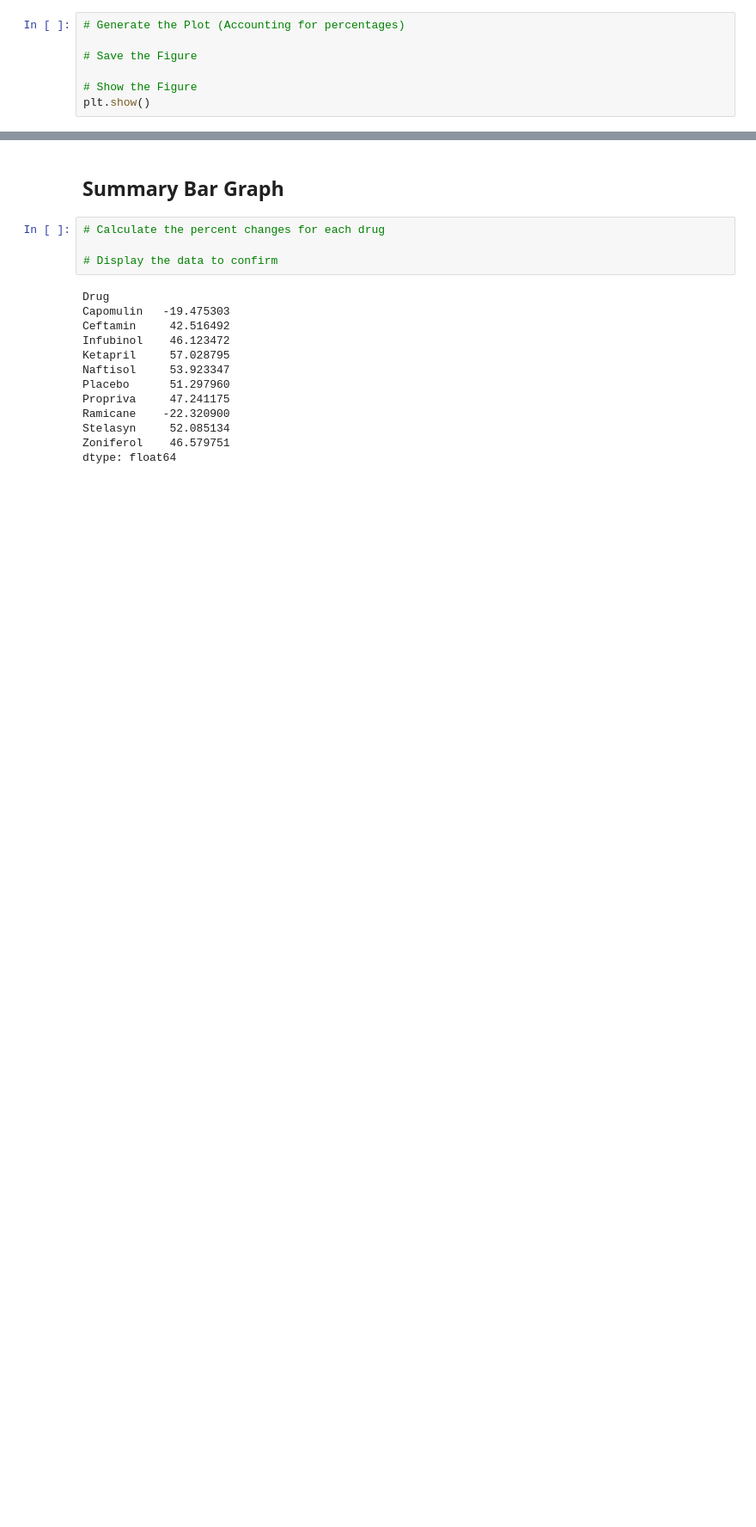
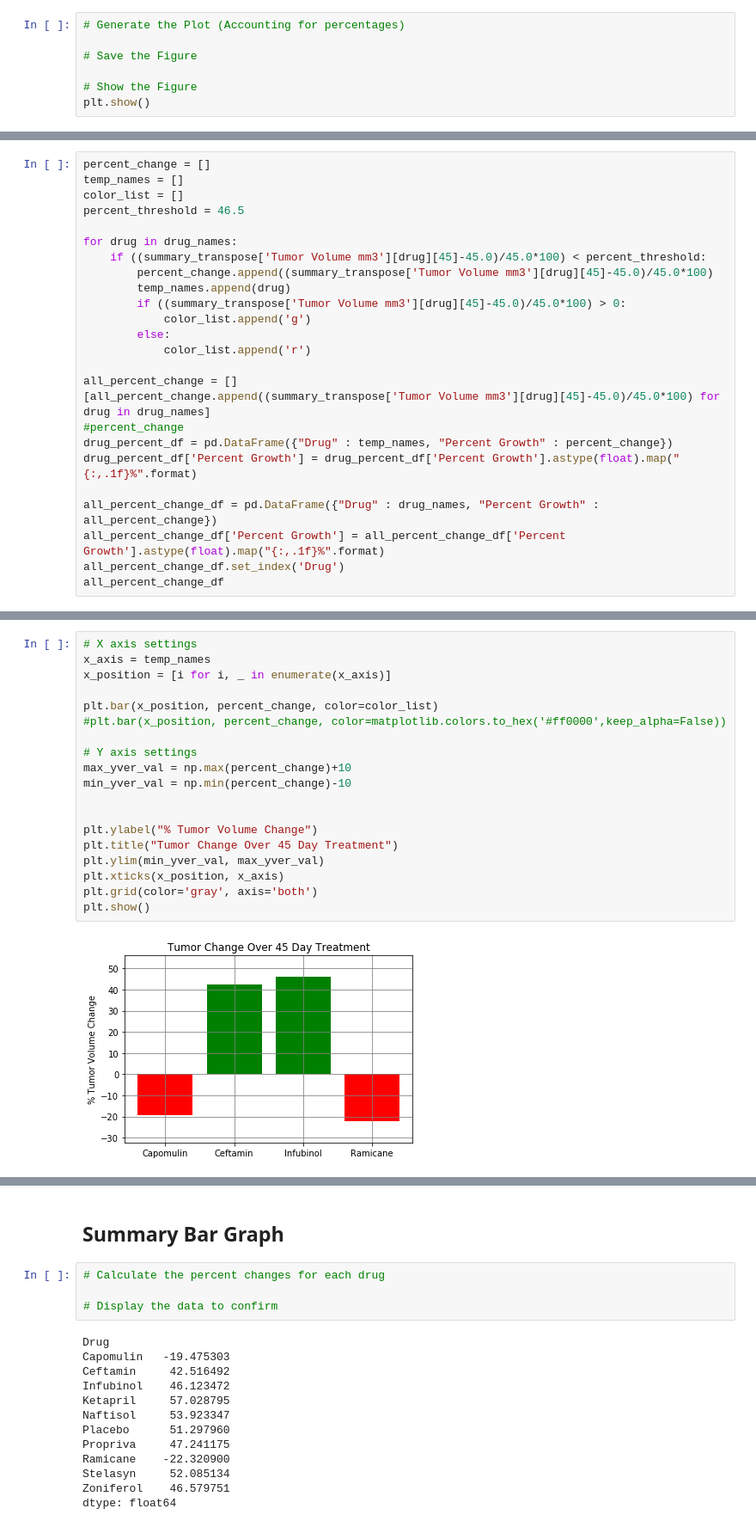
Before and after one commit to rockhound03/matplotlib-challenge, a Jupyter notebook: Pymaceuticals/pymaceuticals_starter.ipynb, the cells around one changed output, grey strips where cells are left out. Shown at 86% size. Saved outputs shown, nothing was run; the diff lists cells and outputs as text; blank space fills up the shorter version.

```diff
--- a/Pymaceuticals/pymaceuticals_starter.ipynb
+++ b/Pymaceuticals/pymaceuticals_starter.ipynb
@@ -432,0 +359,25 @@ KeyError: 'None of [None] are in the columns'
+# %%
+percent_change = []
+temp_names = []
+color_list = []
+percent_threshold = 46.5
+
+for drug in drug_names:
+    if ((summary_transpose['Tumor Volume mm3'][drug][45]-45.0)/45.0*100) < percent_threshold:
+        percent_change.append((summary_transpose['Tumor Volume mm3'][drug][45]-45.0)/45.0*100)
+        temp_names.append(drug)
+        if ((summary_transpose['Tumor Volume mm3'][drug][45]-45.0)/45.0*100) > 0:
+            color_list.append('g')
+        else:
+            color_list.append('r')
+
+all_percent_change = []
+[all_percent_change.append((summary_transpose['Tumor Volume mm3'][drug][45]-45.0)/45.0*100) for drug in drug_names]
+#percent_change
+drug_percent_df = pd.DataFrame({"Drug" : temp_names, "Percent Growth" : percent_change})
+drug_percent_df['Percent Growth'] = drug_percent_df['Percent Growth'].astype(float).map("{:,.1f}%".format)
+
+all_percent_change_df = pd.DataFrame({"Drug" : drug_names, "Percent Growth" : all_percent_change})
+all_percent_change_df['Percent Growth'] = all_percent_change_df['Percent Growth'].astype(float).map("{:,.1f}%".format)
+all_percent_change_df.set_index('Drug')
+all_percent_change_df
@@ -433,3 +396,24 @@ KeyError: 'None of [None] are in the columns'
+# %%
+# X axis settings
+x_axis = temp_names
+x_position = [i for i, _ in enumerate(x_axis)]
+
+plt.bar(x_position, percent_change, color=color_list)
+#plt.bar(x_position, percent_change, color=matplotlib.colors.to_hex('#ff0000',keep_alpha=False))
+
+# Y axis settings
+max_yver_val = np.max(percent_change)+10
+min_yver_val = np.min(percent_change)-10
+
+
+plt.ylabel("% Tumor Volume Change")
+plt.title("Tumor Change Over 45 Day Treatment")
+plt.ylim(min_yver_val, max_yver_val)
+plt.xticks(x_position, x_axis)
+plt.grid(color='gray', axis='both')
+plt.show()
+# %% [output]
+[figure, added]
 # %% [markdown]
 ![Metastatic Spread During Treatment](../Images/survival.png)
 # %% [markdown]
```
Also changed, not shown: parts of 12 cells of this notebook.
